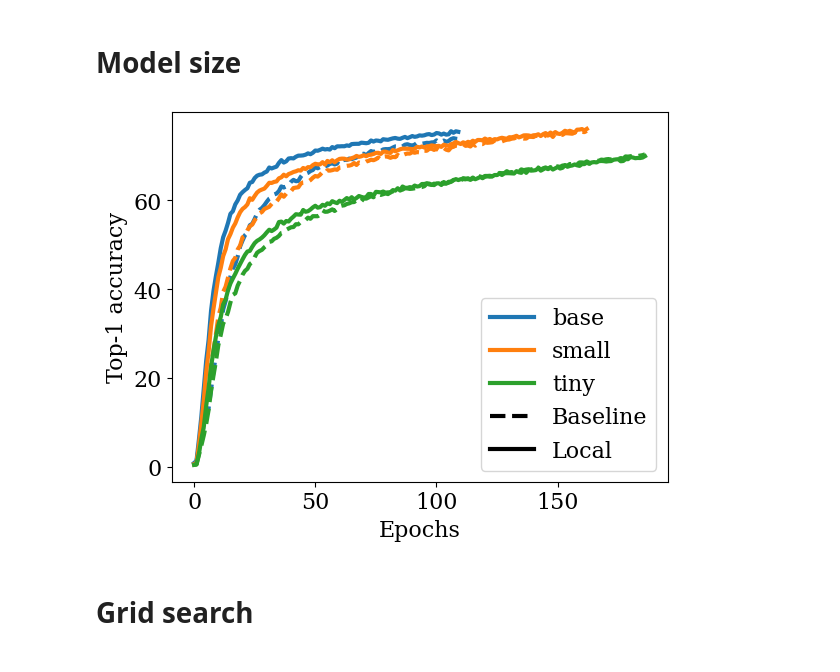
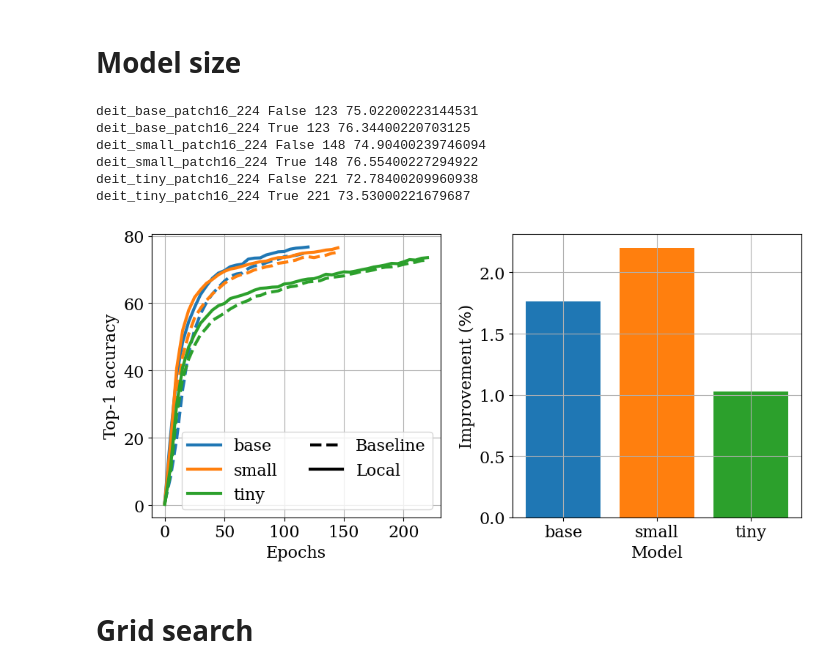
Before and after one commit to sdascoli/deit, a Jupyter notebook: deit.ipynb, the cells around one changed output. Cells and saved outputs as stored; diff of their text form; code cells hidden in the pictures.

```diff
--- a/deit.ipynb
+++ b/deit.ipynb
@@ -20,8 +20,10 @@ plt.rcParams.update({
     "font.family": "serif",
     'font.size':16,
     "lines.linewidth":3.0,
-    "savefig.dpi":500
+    "savefig.dpi":500,
 })
+plt.rc('axes', grid=True)
+
 cmap=plt.cm.Spectral_r
 
 savedir= './figs/'
@@ -143,16 +160,22 @@ plt.show()
 # %%
 topk=1
+cons = {'locality_strength':1,
+       }
+selected_runs, _ = select_runs(runs, params, cons)
 
-plt.figure()
-for run in runs:
+plt.figure(figsize=(6,5))
+for run in selected_runs:
     n_local = run['args'].local_up_to_layer
     latest = len(run['logs'])
-    plt.plot(range(latest), [run['logs'][k]['test_acc%d'%topk] for k in range(latest)], color=cmap(n_local/12), label='{} local layers'.format(n_local))
+    plt.plot(range(latest), [run['logs'][k]['test_acc%d'%topk] for k in range(latest)],
+             label='{} local layers'.format(n_local), color=plt.cm.viridis(n_local/max([run['args'].local_up_to_layer for run in selected_runs])))
     #plt.plot(range(latest), [run['test'][k]['loss'] for k in range(latest)], color=cmap(n_local/12), label='{} local layers'.format(n_local))
     #plt.plot(range(latest), [run['train'][k]['loss'] for k in range(latest)], ls='--', color=cmap(n_local/12))
 
 plt.legend()
 plt.xlabel('Epochs')
-plt.ylabel('Top-{} acc after {} epochs'.format(topk,latest))
+plt.ylabel('Top-{} accuracy on ImageNet'.format(topk))
+plt.tight_layout()
+plt.savefig(savedir+'acc_vs_locality_dynamics.pdf')
 plt.show()
 # %% [output]
@@ -238,26 +225,50 @@ plt.show()
 # %%
 topk=1
 
-plt.figure()
+fig, axarr = plt.subplots(1,2,figsize=(10,5))
 
+improvements = []
 for i, model in enumerate(params['model']):
     selected_runs, _ = select_runs(runs, params, {'model':model})
     latest = min([len(run['logs']) for run in selected_runs])
+    perfs = {}
     for run in selected_runs:
-        local = run['args'].local_up_to_layer
-        plt.plot(range(latest), [run['logs'][k]['test_acc1'] for k in range(latest)], ls='-' if local else '--',
+        local = bool(run['args'].local_up_to_layer)
+        x = range(0,latest,5)
+        axarr[0].plot(x, [run['logs'][t]['test_acc%d'%topk] for t in x], ls='-' if local else '--',
                  label=(model.split('_')[1]) if local else '',
                 color = 'C%d'%i)
+        final = run['logs'][latest-1]['test_acc%d'%topk]
+        perfs[local] = final
+        print(model,local,latest,final)
 
-plt.plot([],[],color='k',label='Baseline', ls='--')
-plt.plot([],[],color='k',label='Local')
+    improvement = (perfs[True]-perfs[False])/perfs[False]*100
+    improvements.append(improvement)
+    axarr[1].bar(i, improvement, color='C%d'%i)
 
-plt.legend()
-plt.xlabel('Epochs')
-plt.ylabel('Top-{} accuracy'.format(topk))
+
+axarr[0].plot([],[],color='k',label='Baseline', ls='--')
+axarr[0].plot([],[],color='k',label='Local')
+axarr[0].legend(ncol=2)
+axarr[0].set_xlabel('Epochs')
+axarr[0].set_ylabel('Top-{} accuracy'.format(topk))
+axarr[1].set_xticks(range(len(improvements)))
+axarr[1].set_xticklabels([label.split('_')[1] for label in params['model']])
+axarr[1].grid(True,zorder=0)
+axarr[1].set_xlabel('Model')
+axarr[1].set_ylabel('Improvement (%)')
+axarr[1].set_ylim(bottom=0)
+plt.tight_layout()
+plt.savefig(savedir+'model_size_{}.pdf'.format(params['data_set'][0]))
 plt.show()
 # %% [output]
+deit_base_patch16_224 False 123 75.02200223144531
+deit_base_patch16_224 True 123 76.34400220703125
+deit_small_patch16_224 False 148 74.90400239746094
+deit_small_patch16_224 True 148 76.55400227294922
+deit_tiny_patch16_224 False 221 72.78400209960938
+deit_tiny_patch16_224 True 221 73.53000221679687
-[figure, old version]
+[figure, new version]
 # %% [markdown]
 # Grid search
 # %%
```
Also changed, not shown: parts of 14 cells of this notebook, 5 other files.
